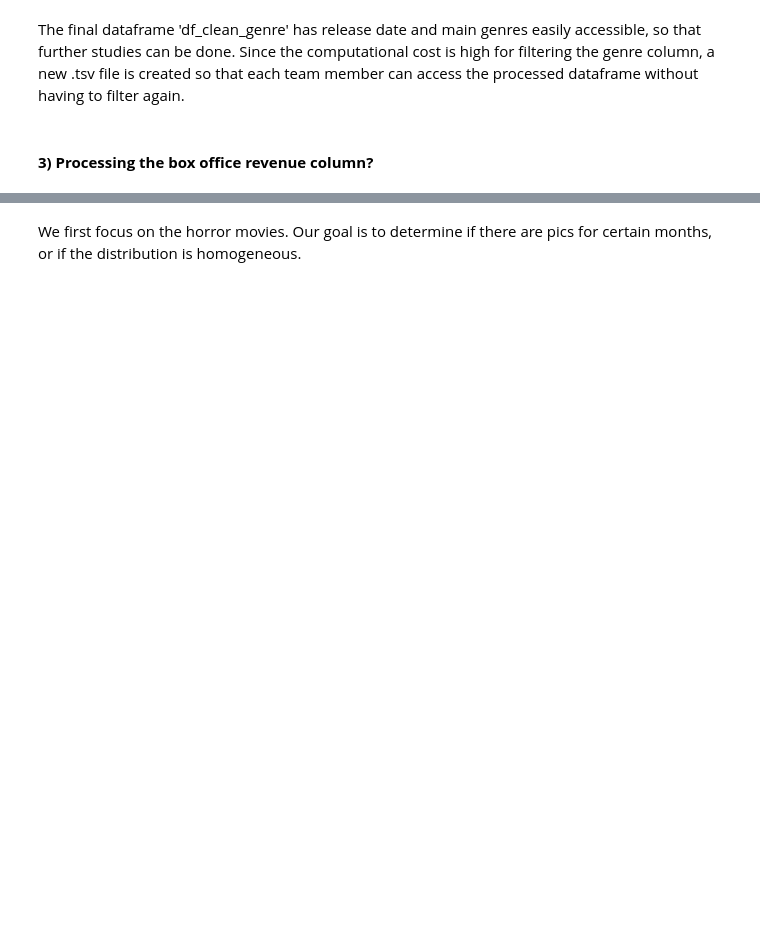
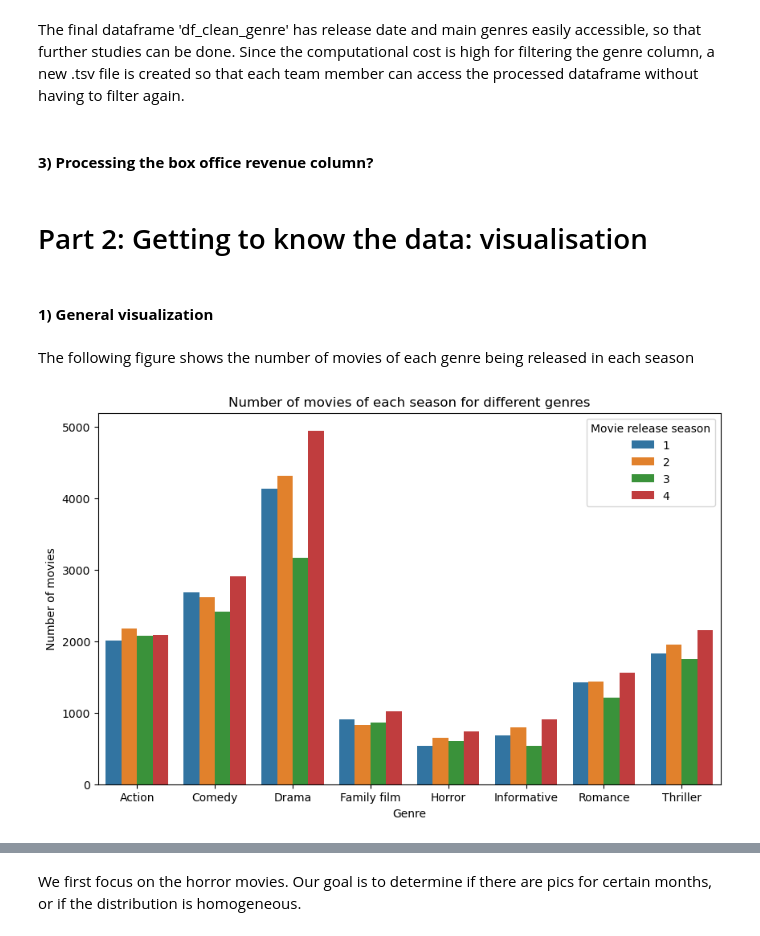
Before and after one commit to epfl-ada/ada-2023-project-dat4k, a Jupyter notebook: P2_final.ipynb, the cells around one changed output, grey strips where cells are left out. Cells and saved outputs as stored; diff of their text form; code cells hidden in the pictures; blank space fills up the shorter version.

```diff
--- a/P2_final.ipynb
+++ b/P2_final.ipynb
@@ -357,3 +358,27 @@ os.remove('Data/movie.metadata.genres.tsv')
 df_clean_genre.to_csv('Data/movie.metadata.genres.tsv', sep='\t')
 # %% [markdown]
 #### **3) Processing the box office revenue column?**
+# %% [markdown]
+# Part 2: Getting to know the data: visualisation
+# %%
+df_vis = pd.read_csv('Data/movie.metadata.genres.tsv', sep='\t')
+# %% [markdown]
+#### **1) General visualization**
+# %% [markdown]
+The following figure shows the number of movies of each genre being released in each season
+# %%
+# Utiliser la fonction melt pour "faire fondre" les colonnes de genres
+melted_df = pd.melt(df_vis, id_vars=['Movie release season'], value_vars=['genre 1', 'genre 2'], var_name='Genre', value_name='Genre_unique')
+
+# Compter le nombre de films pour chaque genre dans chaque saison
+genre_season_counts = melted_df.groupby(['Genre_unique', 'Movie release season']).size().reset_index(name='Nombre de films')
+
+# Plot
+plt.figure(figsize=(10, 6))
+sns.barplot(x='Genre_unique', y='Nombre de films', hue='Movie release season', data=genre_season_counts)
+plt.title('Number of movies of each season for different genres')
+plt.xlabel('Genre')
+plt.ylabel('Number of movies')
+plt.show()
+# %% [output]
+[figure, added]
```
Also changed, not shown: parts of 22 cells of this notebook, 1 other file.
